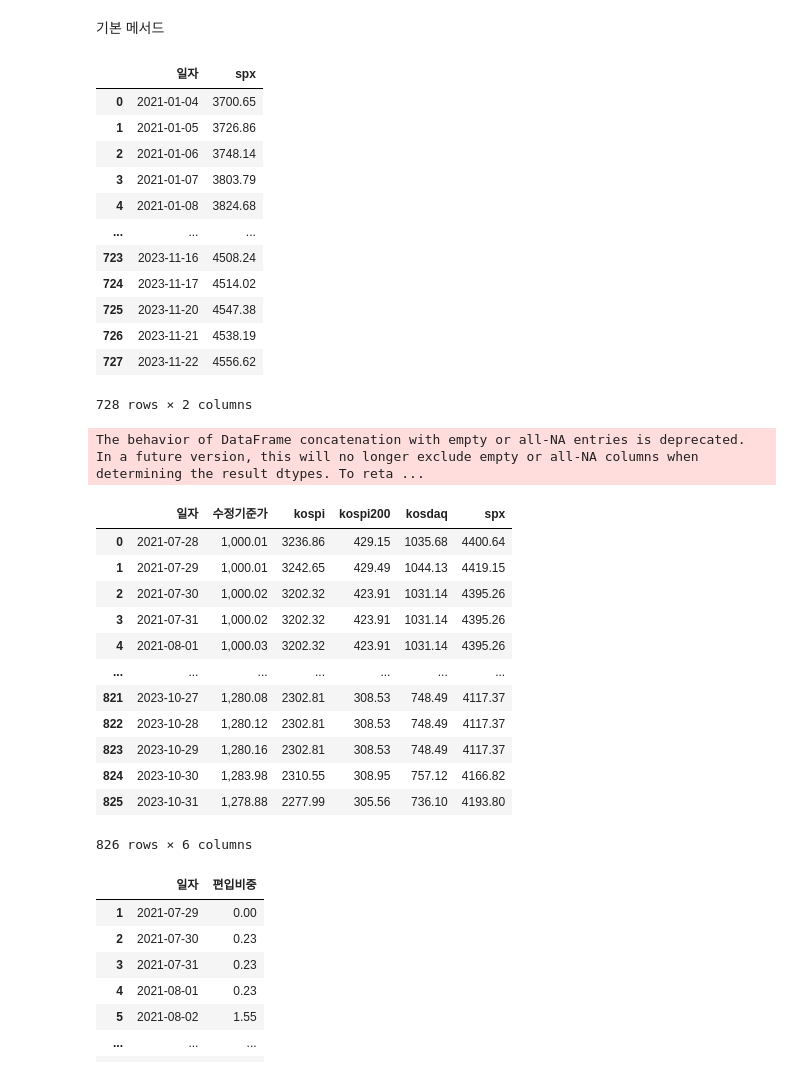
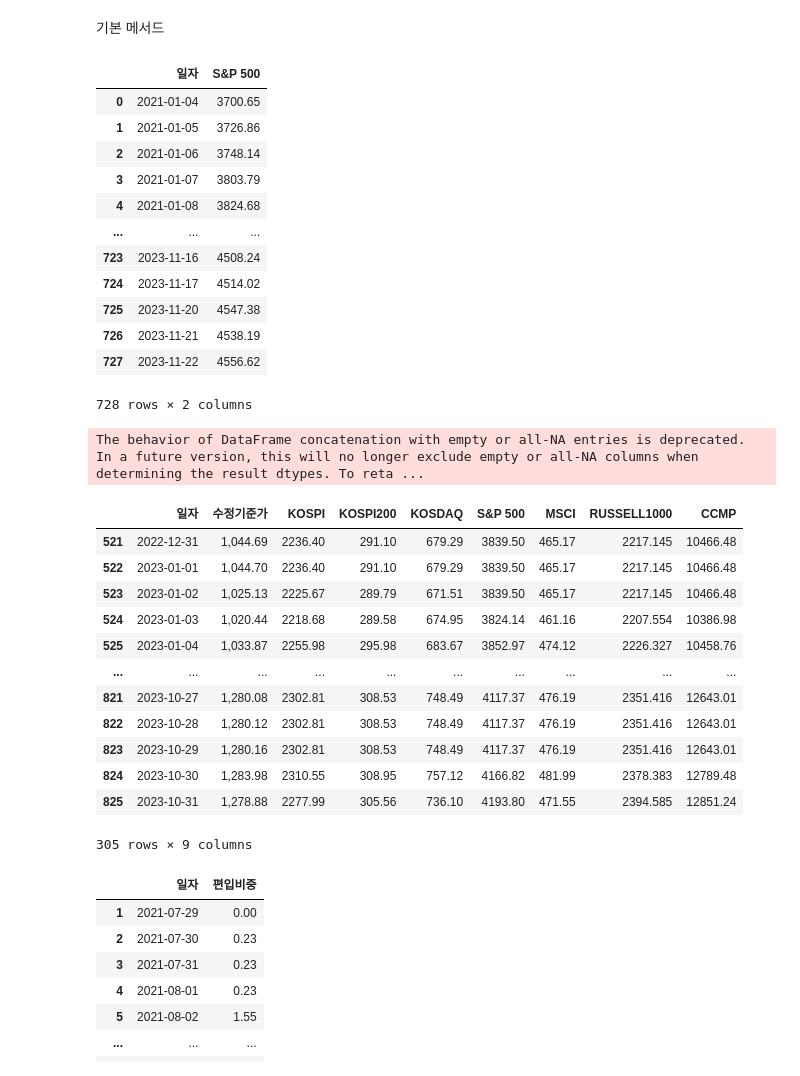
Before and after one commit to haniil/rpa-report-generator2-capstone, a Jupyter notebook: test-notebook.ipynb, the cells around one changed output. Saved outputs shown, nothing was run; the diff lists cells and outputs as text; code cells hidden in the pictures.

```diff
--- a/test-notebook.ipynb
+++ b/test-notebook.ipynb
@@ -42,14 +42,14 @@ def format_date(date):
     date = datetime.strptime(date, '%Y%m%d').strftime('%Y-%m-%d')
     return date
 
-def save_df_to_file(df, file_folder, subject, option, file_memo, file_code,input_date, include_index=True, file_extension='.csv', archive=False, archive_folder='./archive'):
+def save_df_to_file(df, file_folder, subject, currency, file_memo, file_code,input_date, include_index=True, file_extension='.csv', archive=False, archive_folder='./archive'):
     def get_today(form='%Y%m%d'):
         return datetime.now().strftime(form)
     try:
         os.makedirs(file_folder, exist_ok=True)
 
         save_time = get_today()
-        file_name = f'dataset-{subject}-{option}-{file_memo}-code{file_code}-date{input_date}-save{save_time}{file_extension}'
+        file_name = f'dataset-{subject}-{currency}-{file_memo}-code{file_code}-date{input_date}-save{save_time}{file_extension}'
         file_path = os.path.join(file_folder, file_name)
         if os.path.exists(file_path) and archive:
             df_archive = pd.read_csv(file_path)
@@ -70,8 +70,8 @@ class Index:
         self.folder_path = './dataset-index'
                 # date 관련 컬럼명
         self.date_column = '일자'
-        self.index_names = ['CCMP', 'KOSDAQ', 'KOSPI', 'KOSPI200','MSCI', 'RUSSELL1000', 'SPX']
-        self.bbg_index_names = ['CCMP', 'KOSDAQ', 'KOSPI', 'KOSPI2','MSCI', 'RAY', 'SPX']
+        self.index_names = ['CCMP', 'KOSDAQ', 'KOSPI', 'KOSPI200','MSCI', 'RUSSELL1000', 'SPX', 'MSCI KOREA']
+        self.bbg_index_names = ['CCMP', 'KOSDAQ', 'KOSPI', 'KOSPI2','MSCI', 'RAY', 'SPX','MXKR']
 
         # index_df
         self.df_ccmp = None
@@ -81,6 +81,7 @@ class Index:
         self.df_msci = None
         self.df_russell1000 = None
         self.df_spx = None
+        self.df_msci_korea = None
 
         self.open_df_bbg_index_raw()
 
@@ -107,8 +108,12 @@ class Index:
                 # 데이터 처리
                 df[f'{bbg_name} INDEX'] = pd.to_numeric(df[f'{bbg_name} INDEX'], errors='coerce')
                 df = df.dropna(subset=[f'{bbg_name} INDEX']).reset_index(drop=True)
-                df.rename(columns={f'{bbg_name} INDEX': index_name.lower(), 'ticker': self.date_column}, inplace=True)
+                df.rename(columns={f'{bbg_name} INDEX': index_name.upper(), 'ticker': self.date_column}, inplace=True)
 
+                if index_name.upper() == 'SPX':
+                    df.rename(columns={'SPX': 'S&P 500'}, inplace=True)
+                elif index_name.upper() == 'MXKR':
+                    df.rename(columns={'MXKR': 'MSCI KR'}, inplace=True)
                 # 인스턴스 변수에 데이터프레임 할당
                 setattr(self, f'df_{index_name.lower()}', df)
 
@@ -782,7 +783,7 @@ class M8186(Index):
 id = Index()
 id.open_df_bbg_index_raw()
 # %% [output]
-|  | 일자 | spx |
+|  | 일자 | S&P 500 |
 | 0 | 2021-01-04 | 3700.65 |
 | 1 | 2021-01-05 | 3726.86 |
 | 2 | 2021-01-06 | 3748.14 |
@@ -796,24 +797,24 @@ id.open_df_bbg_index_raw()
 | 727 | 2023-11-22 | 4556.62 |
 728 rows × 2 columns
 # %%
-m= M8186(fund_code = '100004', start_date = '2021-07-29', end_date = '2023-10-31', option = 'krw')
+m= M8186(fund_code = '100004',start_date = '2023-01-01', end_date = '2023-10-31', currency = 'KRW')
 m.get_merged_df()
 m.filter_by_date_range()
 # %% [output]
 The behavior of DataFrame concatenation with empty or all-NA entries is deprecated. In a future version, this will no longer exclude empty or all-NA columns when determining the result dtypes. To reta ...
-|  | 일자 | 수정기준가 | kospi | kospi200 | kosdaq | spx |
-| 0 | 2021-07-28 | 1,000.01 | 3236.86 | 429.15 | 1035.68 | 4400.64 |
-| 1 | 2021-07-29 | 1,000.01 | 3242.65 | 429.49 | 1044.13 | 4419.15 |
-| 2 | 2021-07-30 | 1,000.02 | 3202.32 | 423.91 | 1031.14 | 4395.26 |
-| 3 | 2021-07-31 | 1,000.02 | 3202.32 | 423.91 | 1031.14 | 4395.26 |
-| 4 | 2021-08-01 | 1,000.03 | 3202.32 | 423.91 | 1031.14 | 4395.26 |
-| ... | ... | ... | ... | ... | ... | ... |
-| 821 | 2023-10-27 | 1,280.08 | 2302.81 | 308.53 | 748.49 | 4117.37 |
-| 822 | 2023-10-28 | 1,280.12 | 2302.81 | 308.53 | 748.49 | 4117.37 |
-| 823 | 2023-10-29 | 1,280.16 | 2302.81 | 308.53 | 748.49 | 4117.37 |
-| 824 | 2023-10-30 | 1,283.98 | 2310.55 | 308.95 | 757.12 | 4166.82 |
-| 825 | 2023-10-31 | 1,278.88 | 2277.99 | 305.56 | 736.10 | 4193.80 |
+|  | 일자 | 수정기준가 | KOSPI | KOSPI200 | KOSDAQ | S&P 500 | MSCI | RUSSELL1000 | CCMP |
+| 521 | 2022-12-31 | 1,044.69 | 2236.40 | 291.10 | 679.29 | 3839.50 | 465.17 | 2217.145 | 10466.48 |
+| 522 | 2023-01-01 | 1,044.70 | 2236.40 | 291.10 | 679.29 | 3839.50 | 465.17 | 2217.145 | 10466.48 |
+| 523 | 2023-01-02 | 1,025.13 | 2225.67 | 289.79 | 671.51 | 3839.50 | 465.17 | 2217.145 | 10466.48 |
+| 524 | 2023-01-03 | 1,020.44 | 2218.68 | 289.58 | 674.95 | 3824.14 | 461.16 | 2207.554 | 10386.98 |
+| 525 | 2023-01-04 | 1,033.87 | 2255.98 | 295.98 | 683.67 | 3852.97 | 474.12 | 2226.327 | 10458.76 |
+| ... | ... | ... | ... | ... | ... | ... | ... | ... | ... |
+| 821 | 2023-10-27 | 1,280.08 | 2302.81 | 308.53 | 748.49 | 4117.37 | 476.19 | 2351.416 | 12643.01 |
+| 822 | 2023-10-28 | 1,280.12 | 2302.81 | 308.53 | 748.49 | 4117.37 | 476.19 | 2351.416 | 12643.01 |
+| 823 | 2023-10-29 | 1,280.16 | 2302.81 | 308.53 | 748.49 | 4117.37 | 476.19 | 2351.416 | 12643.01 |
+| 824 | 2023-10-30 | 1,283.98 | 2310.55 | 308.95 | 757.12 | 4166.82 | 481.99 | 2378.383 | 12789.48 |
+| 825 | 2023-10-31 | 1,278.88 | 2277.99 | 305.56 | 736.10 | 4193.80 | 471.55 | 2394.585 | 12851.24 |
-826 rows × 6 columns
+305 rows × 9 columns
 # %%
 class M2160:
     def __init__(self, fund_code, start_date =None, end_date = None, menu_code = '2160'):
```
Also changed, not shown: parts of 27 cells of this notebook.
